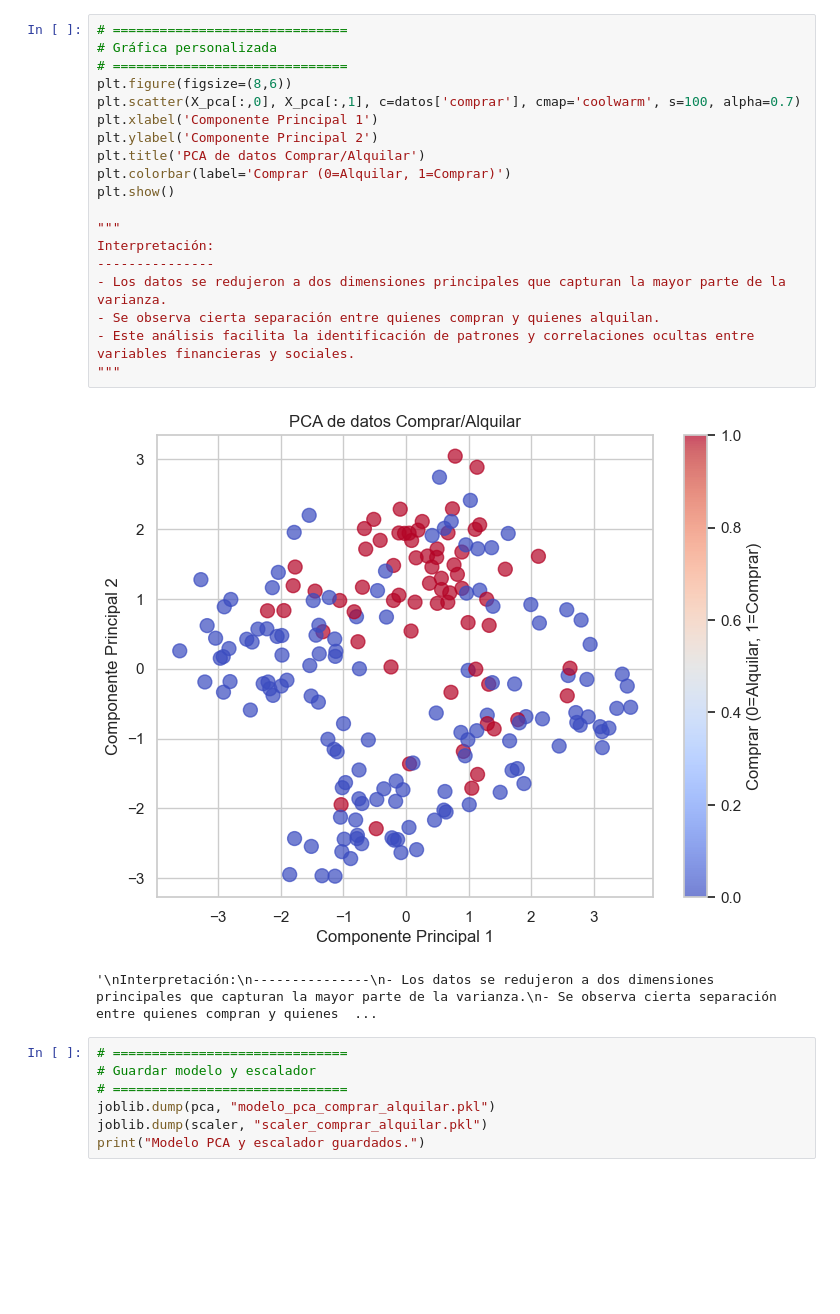
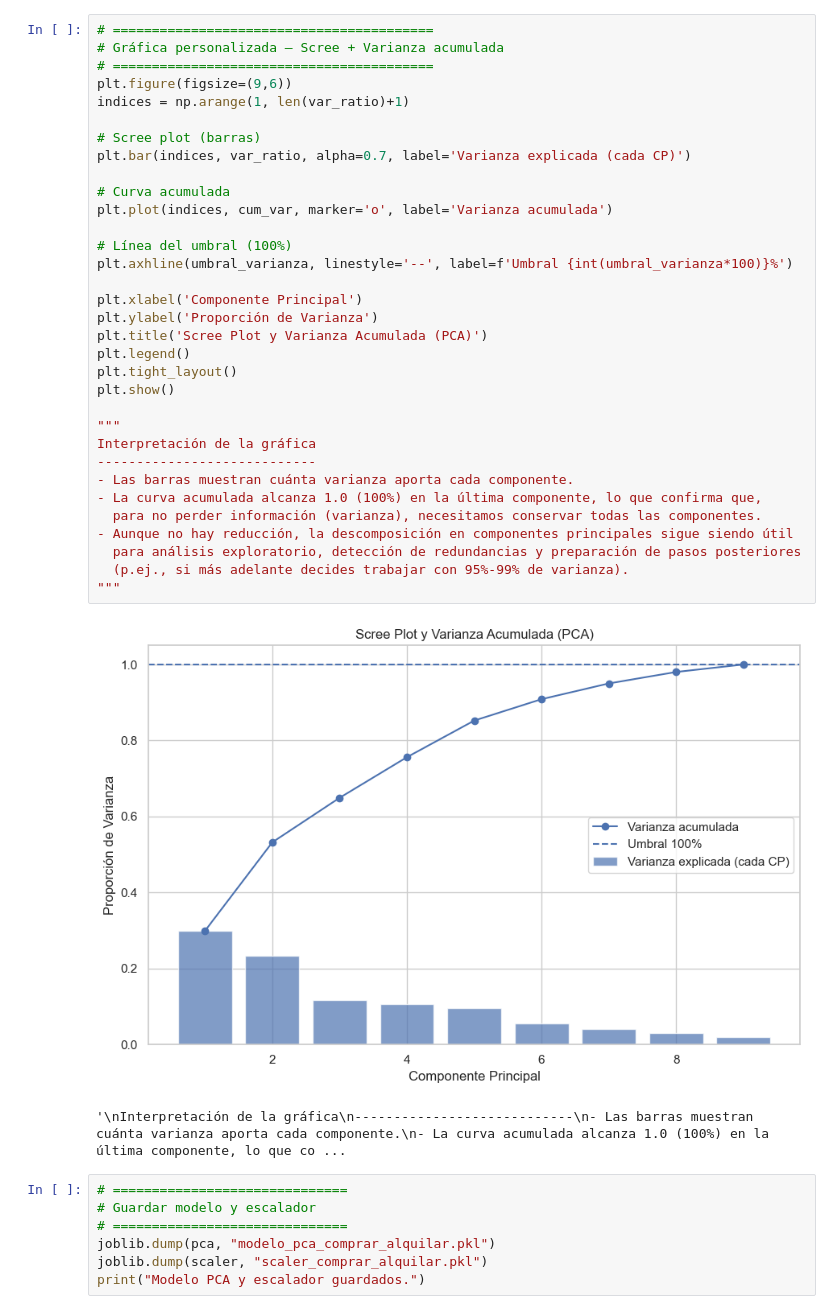
Before and after one commit to DoloresSalinas/regresionLS, a Jupyter notebook: Evaluacion-4SA.ipynb, the cells around one changed output. Saved outputs shown, nothing was run; the diff lists cells and outputs as text; blank space fills up the shorter version.

```diff
--- a/Evaluacion-4SA.ipynb
+++ b/Evaluacion-4SA.ipynb
@@ -73,25 +135,39 @@ Varianza total explicada por 2 componentes: 0.5320847979308863
 # %%
-# ==============================
-# Gráfica personalizada
-# ==============================
-plt.figure(figsize=(8,6))
-plt.scatter(X_pca[:,0], X_pca[:,1], c=datos['comprar'], cmap='coolwarm', s=100, alpha=0.7)
-plt.xlabel('Componente Principal 1')
-plt.ylabel('Componente Principal 2')
-plt.title('PCA de datos Comprar/Alquilar')
-plt.colorbar(label='Comprar (0=Alquilar, 1=Comprar)')
+# =========================================
+# Gráfica personalizada — Scree + Varianza acumulada
+# =========================================
+plt.figure(figsize=(9,6))
+indices = np.arange(1, len(var_ratio)+1)
+
+# Scree plot (barras)
+plt.bar(indices, var_ratio, alpha=0.7, label='Varianza explicada (cada CP)')
+
+# Curva acumulada
+plt.plot(indices, cum_var, marker='o', label='Varianza acumulada')
+
+# Línea del umbral (100%)
+plt.axhline(umbral_varianza, linestyle='--', label=f'Umbral {int(umbral_varianza*100)}%')
+
+plt.xlabel('Componente Principal')
+plt.ylabel('Proporción de Varianza')
+plt.title('Scree Plot y Varianza Acumulada (PCA)')
+plt.legend()
+plt.tight_layout()
 plt.show()
 
 """
-Interpretación:
----------------
-- Los datos se redujeron a dos dimensiones principales que capturan la mayor parte de la varianza.
-- Se observa cierta separación entre quienes compran y quienes alquilan.
-- Este análisis facilita la identificación de patrones y correlaciones ocultas entre variables financieras y sociales.
+Interpretación de la gráfica
+----------------------------
+- Las barras muestran cuánta varianza aporta cada componente.
+- La curva acumulada alcanza 1.0 (100%) en la última componente, lo que confirma que,
+  para no perder información (varianza), necesitamos conservar todas las componentes.
+- Aunque no hay reducción, la descomposición en componentes principales sigue siendo útil
+  para análisis exploratorio, detección de redundancias y preparación de pasos posteriores
+  (p.ej., si más adelante decides trabajar con 95%-99% de varianza).
 """
 # %% [output]
-[figure, old version]
+[figure, new version]
-'\nInterpretación:\n---------------\n- Los datos se redujeron a dos dimensiones principales que capturan la mayor parte de la varianza.\n- Se observa cierta separación entre quienes compran y quienes  ...
+'\nInterpretación de la gráfica\n----------------------------\n- Las barras muestran cuánta varianza aporta cada componente.\n- La curva acumulada alcanza 1.0 (100%) en la última componente, lo que co ...
 # %%
 # ==============================
 # Guardar modelo y escalador
```
Also changed, not shown: parts of 4 cells of this notebook, 5 other files.
